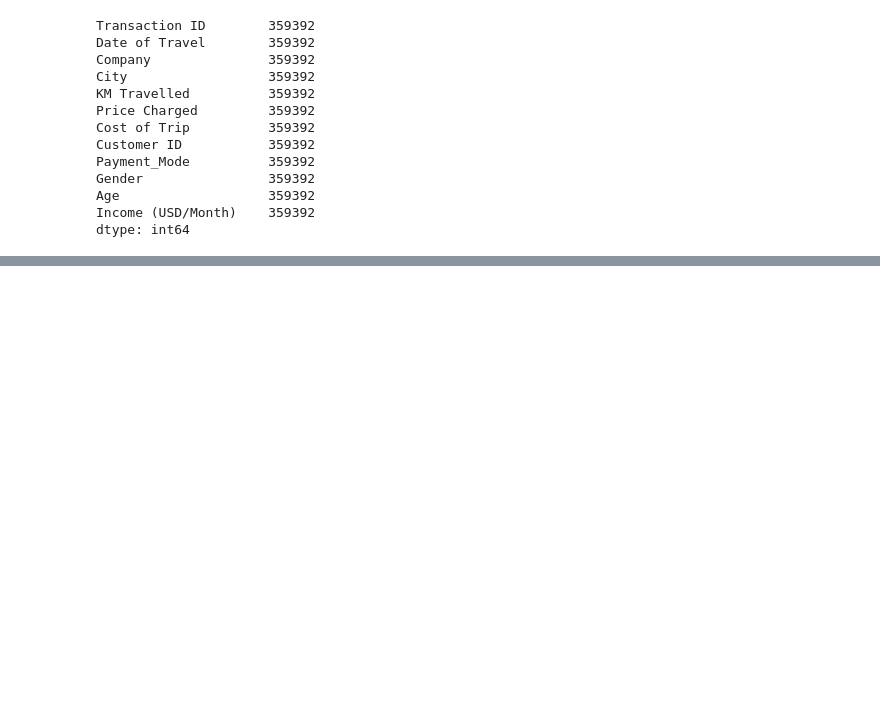
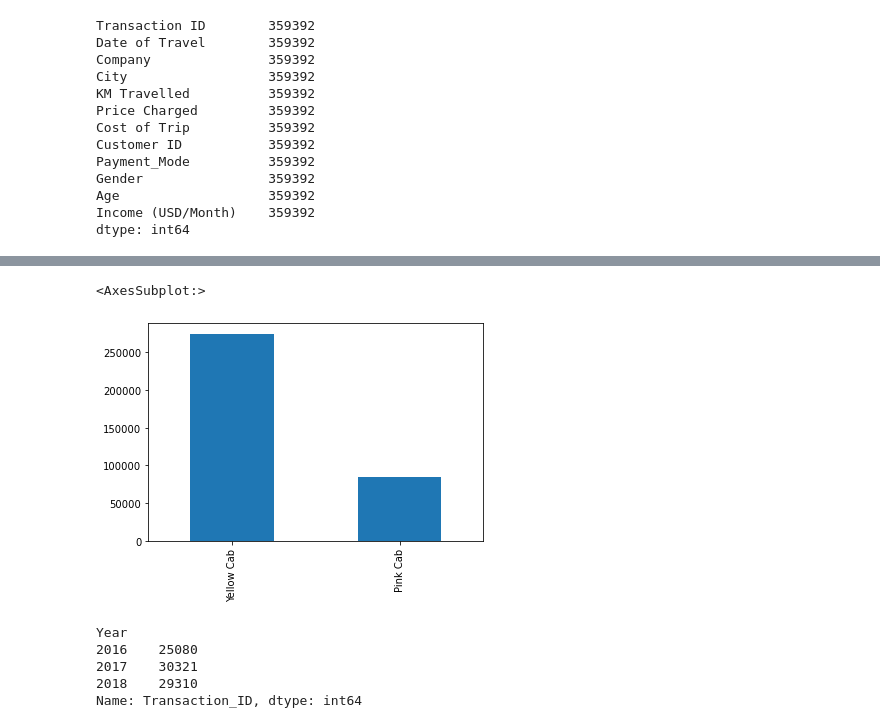
Before and after one commit to sabrawihussein/DataGlacier, a Jupyter notebook: Week2/G2M-notebook.ipynb, the cells around one changed output, grey strips where cells are left out. Drawn from its saved outputs; the diff is of its cells as text; code cells hidden in the pictures; blank space fills up the shorter version.

```diff
--- a/Week2/G2M-notebook.ipynb
+++ b/Week2/G2M-notebook.ipynb
@@ -93,3 +96,27 @@ Gender                359392
 Age                   359392
 Income (USD/Month)    359392
 dtype: int64
+# %%
+#fixing the date variable in the db
+mergedDb['Date of Travel'] = mergedDb['Date of Travel'].apply(lambda x: datetime.fromtimestamp((x - 25569) * 86400.0))
+# %%
+#replacing the date of travel column with two columns (month and year) in order to manipulate data easier
+months,years = [],[]
+for i in range(len(mergedDb['Date of Travel'])):
+    months.append(mergedDb['Date of Travel'][i].month)
+    years.append(mergedDb['Date of Travel'][i].year)
+
+#deleting the old date column and inserting month and year
+mergedDb.drop('Date of Travel', axis=1, inplace=True)
+mergedDb['Month'] = months
+mergedDb['Year'] = years
+# %%
+#we should merge the city.csv dataset as well to our main dataset
+db3 =pd.read_csv('City.csv')
+mergedDb = pd.merge(mergedDb,db3,on='City',how="inner")
+#we should also make the column names more suitable
+for column in mergedDb.columns:
+    if ' ' in column:
+        mergedDb = mergedDb.rename(columns={column:column.replace(' ','_')})
+mergedDb.head()
+#we must also remove the semi-column in
@@ -95,0 +130,20 @@ dtype: int64
+# %%
+#we must also remove the semi-column in the columns of Users and Population to treat them as integers
+for column in ["Users","Population"] :
+
+        mergedDb[column] = mergedDb[column].str.replace(',','')
+# %%
+mergedDb['Company'].value_counts().plot.bar()
+#the data shows that Yellow Cab has more transactions/trips than Pink Cab
+# %% [output]
+<AxesSubplot:>
+[figure, added]
+# %%
+plot0 = mergedDb[mergedDb.Company=='Pink Cab'].groupby(['Year']).Transaction_ID.count()
+plot0
+# %% [output]
+Year
+2016    25080
+2017    30321
+2018    29310
+Name: Transaction_ID, dtype: int64
```
Also changed, not shown: parts of 16 cells of this notebook.
